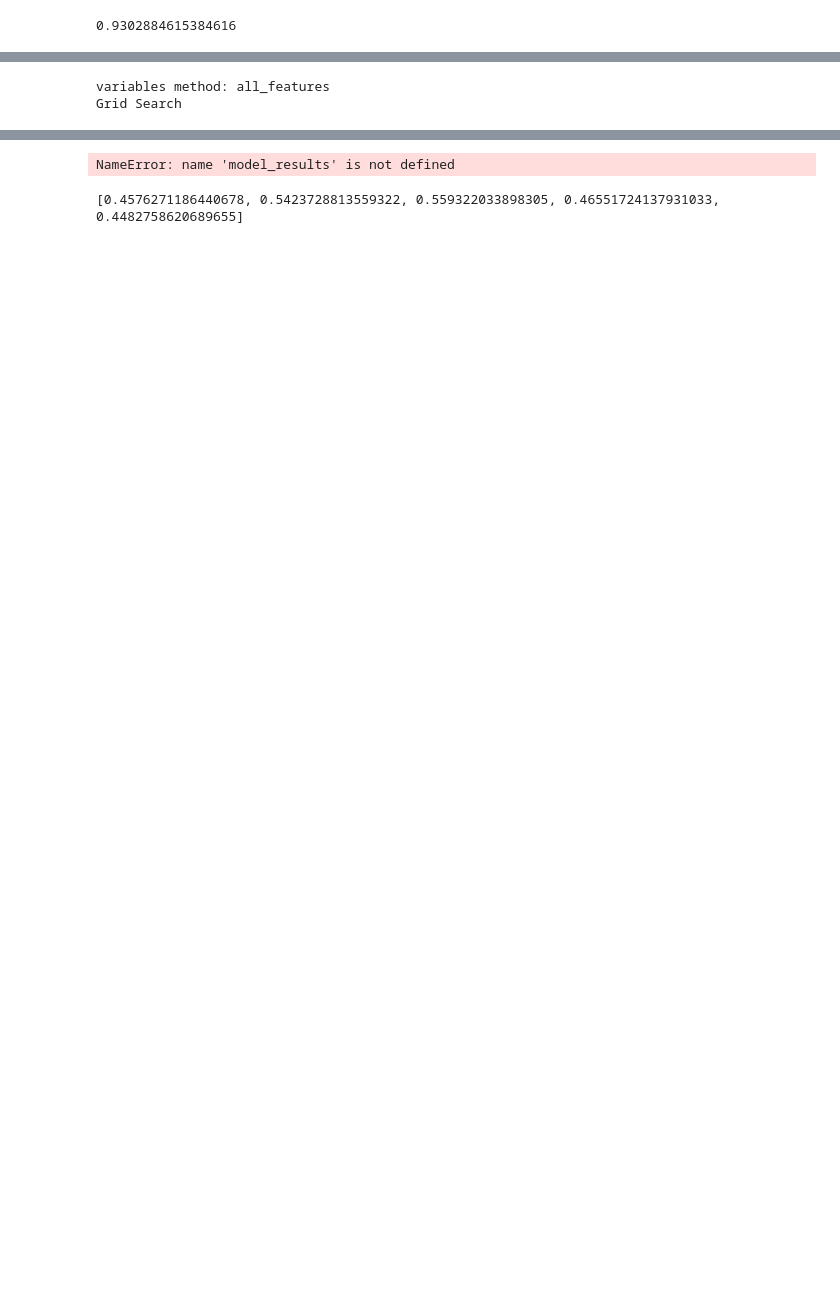
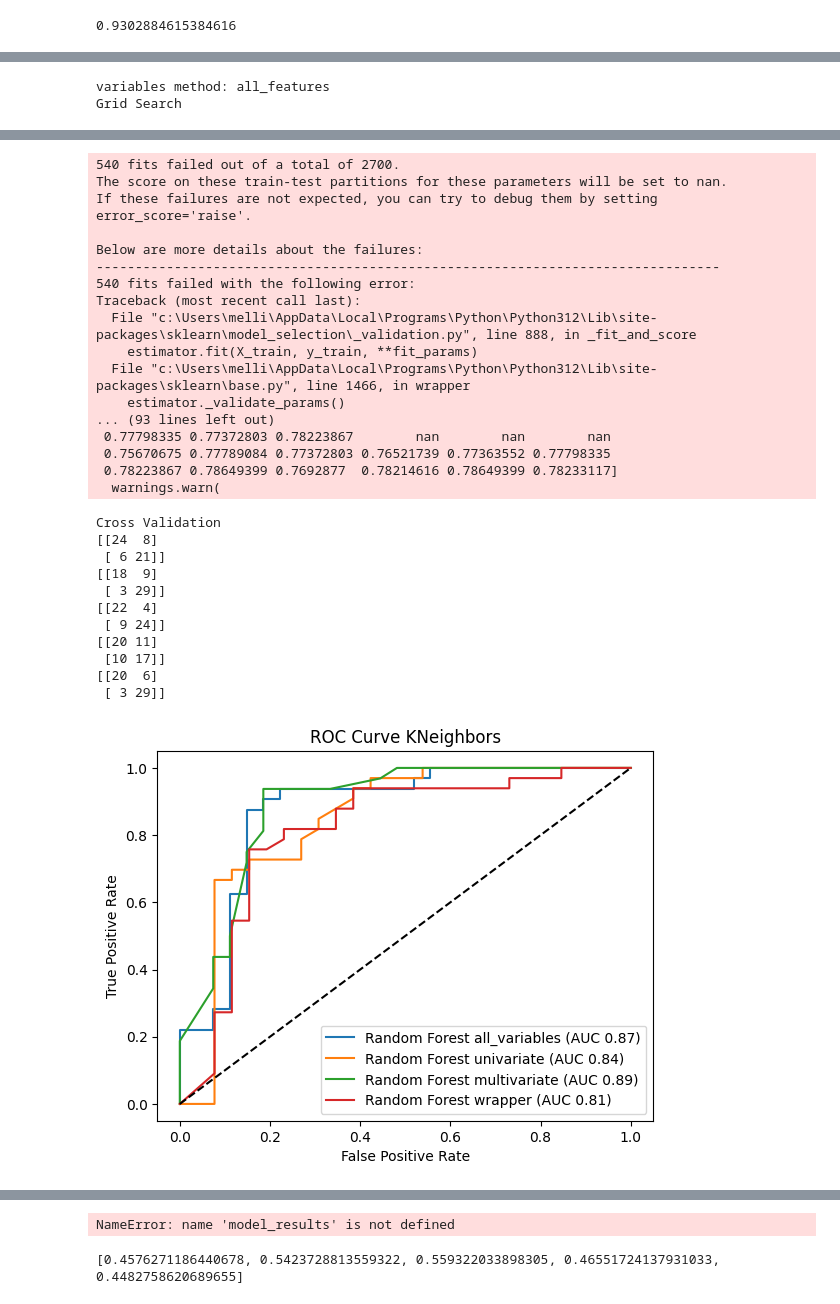
Before and after one commit to dmellish99/nonProbabilisticClassifiers-formula1-pole-to-win-classification, a Jupyter notebook: models_probabilistic.ipynb, the cells around one changed output, grey strips where cells are left out. Saved outputs shown, nothing was run; the diff lists cells and outputs as text; code cells hidden in the pictures; blank space fills up the shorter version.

```diff
--- a/models_probabilistic.ipynb
+++ b/models_probabilistic.ipynb
@@ -1657,7 +1660,7 @@ for idx in range(0,len(X_lib.keys())):
 plt.plot([0, 1], [0, 1], 'k--')
 plt.xlabel("False Positive Rate")
 plt.ylabel("True Positive Rate")
-plt.title("ROC Curve KNeighbors")
+plt.title("ROC Curve Random Forest")
 plt.legend(loc="best")
 # plt.show()
 
@@ -1763,6 +1760,35 @@ Cross Validation
  [ 3 29]]
 variables method: wrapper
 Grid Search
+540 fits failed out of a total of 2700.
+The score on these train-test partitions for these parameters will be set to nan.
+If these failures are not expected, you can try to debug them by setting error_score='raise'.
+
+Below are more details about the failures:
+--------------------------------------------------------------------------------
+540 fits failed with the following error:
+Traceback (most recent call last):
+  File "c:\Users\melli\AppData\Local\Programs\Python\Python312\Lib\site-packages\sklearn\model_selection\_validation.py", line 888, in _fit_and_score
+    estimator.fit(X_train, y_train, **fit_params)
+  File "c:\Users\melli\AppData\Local\Programs\Python\Python312\Lib\site-packages\sklearn\base.py", line 1466, in wrapper
+    estimator._validate_params()
+... (93 lines left out)
+ 0.77798335 0.77372803 0.78223867        nan        nan        nan
+ 0.75670675 0.77789084 0.77372803 0.76521739 0.77363552 0.77798335
+ 0.78223867 0.78649399 0.7692877  0.78214616 0.78649399 0.78233117]
+  warnings.warn(
+Cross Validation
+[[24  8]
+ [ 6 21]]
+[[18  9]
+ [ 3 29]]
+[[22  4]
+ [ 9 24]]
+[[20 11]
+ [10 17]]
+[[20  6]
+ [ 3 29]]
+[figure, added]
 # %%
 ### XGBoost Classification
 from sklearn.metrics import confusion_matrix
```
Also changed, not shown: parts of 7 cells of this notebook, 7 other files.
